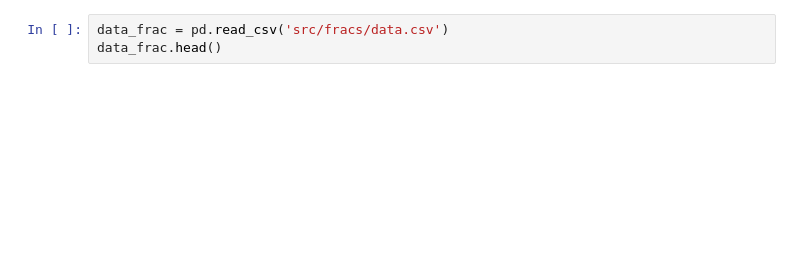
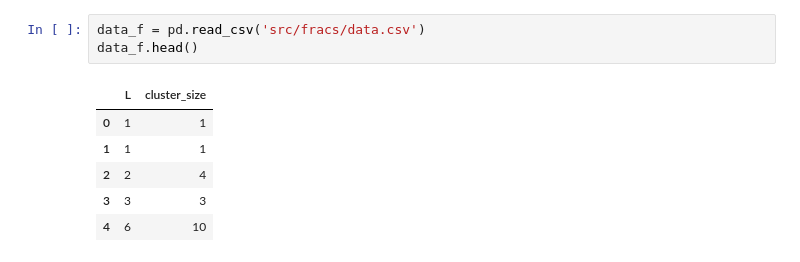
Before and after one commit to Franzoj/Bond-Percolation-Simulation-2D, a Jupyter notebook: plot_data.ipynb, the cells around one changed output. Cells and saved outputs as stored; diff of their text form; blank space fills up the shorter version.

```diff
--- a/plot_data.ipynb
+++ b/plot_data.ipynb
@@ -14,3 +24,10 @@ data.head()
 # %%
-data_frac = pd.read_csv('src/fracs/data.csv')
-data_frac.head()
+data_f = pd.read_csv('src/fracs/data.csv')
+data_f.head()
+# %% [output]
+|  | L | cluster_size |
+| 0 | 1 | 1 |
+| 1 | 1 | 1 |
+| 2 | 2 | 4 |
+| 3 | 3 | 3 |
+| 4 | 6 | 10 |
```
Also changed, not shown: parts of 7 cells of this notebook, 1 other file.
